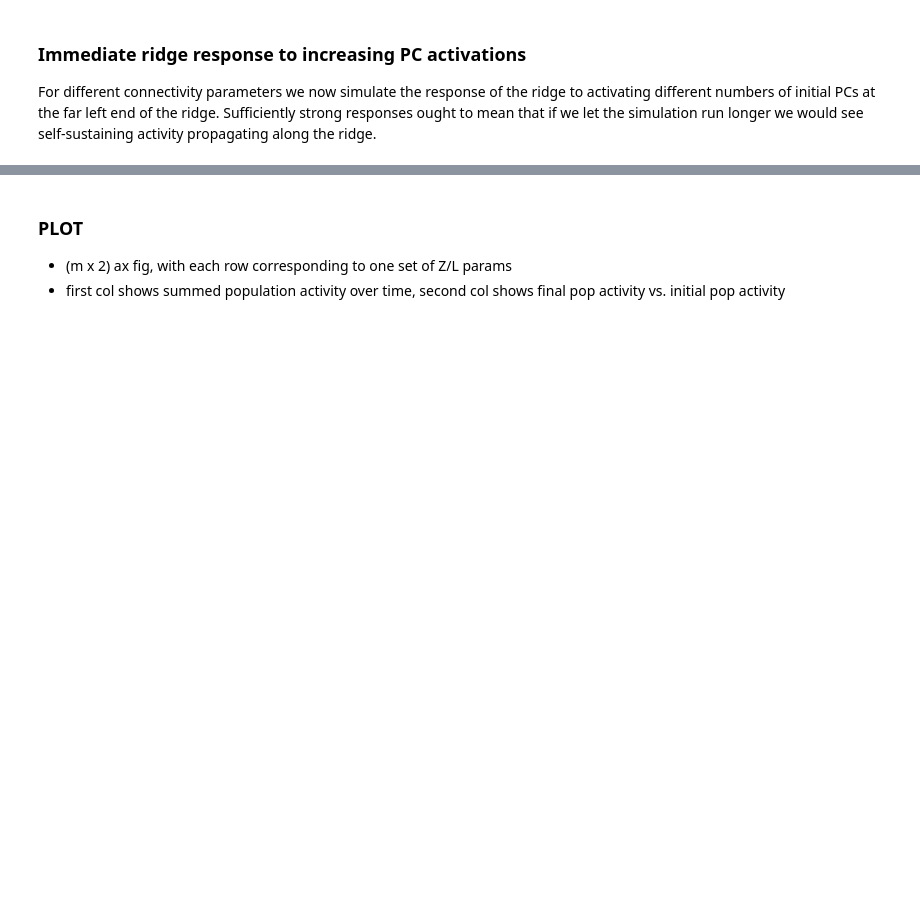
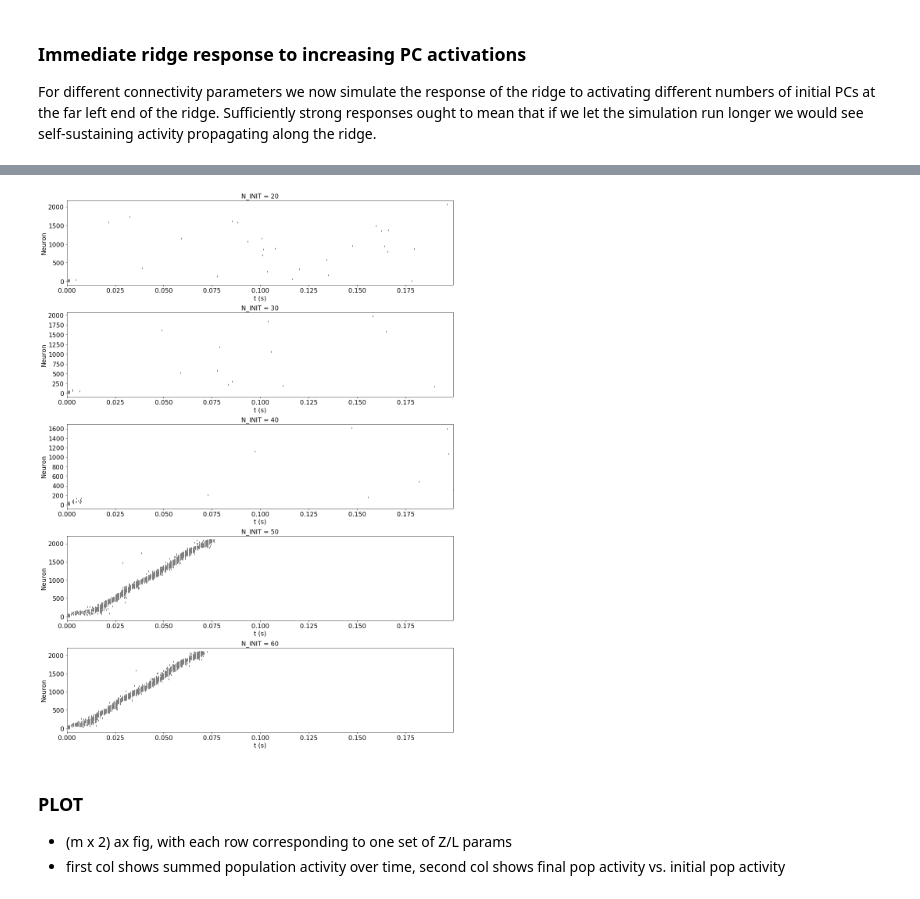
Before and after one commit to rkp8000/network_replay, a Jupyter notebook: 5_balance.ipynb, the cells around one changed output, grey strips where cells are left out. Drawn from its saved outputs; the diff is of its cells as text; code cells hidden in the pictures; blank space fills up the shorter version.

```diff
--- a/5_balance.ipynb
+++ b/5_balance.ipynb
@@ -262,21 +344,43 @@ For different connectivity parameters we now simulate the response of the ridge
+# %%
+def sample_vs_gs_init(ws_n_pc_ec, v_g_init):
+    """
+    Return an initial membrane voltage and NMDA conductance for each
+    of several PCs, depending on their EC->PC cxn weight.
+    """
+
+    dw = np.mean(np.diff(v_g_init['weights']))
+    w_idxs = np.round((ws_n_pc_ec - v_g_init['weights'][0])/ dw).astype(int)
+
+    vs = np.nan * np.zeros(len(ws_n_pc_ec))
+    gs = {'NMDA': np.nan * np.zeros(len(ws_n_pc_ec))}
+
+    for nrn_ctr, w_idx in enumerate(w_idxs):
+        vs[nrn_ctr] = np.random.choice(v_g_init['vs'][:, w_idx])
+        gs['NMDA'][nrn_ctr] = np.random.choice(v_g_init['gs'][:, w_idx])
+
+    return vs, gs
 # %%
 from itertools import product as cproduct
 from ntwk import cxns_pcs_rcr
 
-MAX_NRNS_INIT = 30
-EC_RATE = 50
+DUR = .2
+NRNS_INIT = [20, 30, 40, 50, 60]
+EC_RATE = 40
 
-E_AHP = -0.07
-T_AHP = 0.05
-W_AHP = 1
+SINGLE_SPIKE_STIM = 11
 
-
-Z_PCS = [.1, .2, .5, 1, 2, 5]
+Z_PCS = [.3]  #[.1, .2, .5, 1, 2, 5]
 L_PCS = [.2]
 
 N_TRIALS = 1
 
+SHOW_RASTERS = True
+
 np.random.seed(0)
+
+hx = aux.load(W_N_PC_EC_PATH)
+v_g_init = aux.load('{}_{}Hz.npy'.format(V_G_INIT_EC_PREFIX, EC_RATE))
+ts = np.arange(0, DUR, P.DT)
 
 for z_pc, l_pc in cproduct(Z_PCS, L_PCS):
     print('Running simulations for z_pc = {}, l_pc = {}:'.format(z_pc, l_pc))
@@ -285,15 +389,25 @@ for z_pc, l_pc in cproduct(Z_PCS, L_PCS):
         print('Running trial {}/{}...'.format(tr_ctr+1, N_TRIALS))
 
         # make ridge
-        centers, ws = ridge_h(RIDGE_SHAPE, PC_DENS, hx['dists'], hx['weights'])
+        centers, ws_n_pc_ec = ridge_h(RIDGE_SHAPE, PC_DENS, hx)
         n = centers.shape[1]
+
+        # sort nrns by distance to left-most point on ridge, which is
+        # the order they'll be recruited into the initial stim
+        dx = centers[0] + (RIDGE_SHAPE[0]/2)
+        dy = centers[1]
+
+        rcrt_order = np.argsort(np.sqrt(dx**2 + dy**2))
+
+        # sort nrns by x-coordinate
+        x_order = np.argsort(centers[0])
 
         # make upstream connectivity matrix
         ws_up_a = P.W_A_PC_PL * np.eye(n)
-        ws_up_n = P.W_N_PC_EC * np.eye(n)
+        ws_up_n = np.diag(ws_n_pc_ec)
         ws_up = {
-            'AMPA': cc([ws_up_a, np.zeros((n, n))]),
-            'NMDA': cc([np.zeros((n, n)), ws_up_n]),
+            'AMPA': cc([ws_up_a, np.zeros((n, n))], axis=1),
+            'NMDA': cc([np.zeros((n, n)), ws_up_n], axis=1),
         }
 
         # make recurrent connectivity matrix
@@ -304,9 +418,36 @@ for z_pc, l_pc in cproduct(Z_PCS, L_PCS):
         ntwk = LIFNtwk(
             t_m=P.T_M_PC, e_l=P.E_L_PC, v_th=P.V_TH_PC,
             v_reset=P.V_RESET_PC, t_r=P.T_R,
-            e_ahpE_AHP, t_ahp=T_AHP, w_ahp=W_AHP,
+            e_ahp=E_AHP, t_ahp=T_AHP, w_ahp=W_AHP,
             es_syn={'AMPA': P.E_A, 'NMDA': P.E_N},
             ts_syn={'AMPA': P.T_A, 'NMDA': P.T_N},
             ws_up=ws_up, ws_rcr=ws_rcr)
 
-        #
+        # sample initial voltages and NMDA conductances
+        vs_init, gs_init = sample_vs_gs_init(ws_n_pc_ec, v_g_init)
+        gs_init['AMPA'] = np.zeros(n)
+
+        # loop over numbers of PCs to initially stimulate
+        if SHOW_RASTERS:
+            fig_size = (15, 4*len(NRNS_INIT))
+            fig, axs = plt.subplots(len(NRNS_INIT), 1, figsize=fig_size, tight_layout=True, squeeze=False)
+
+        for ax_ctr, n_init in enumerate(NRNS_INIT):
+
+            # build initial upstream place-tuned input spk array
+            spks_up = np.zeros((len(ts), 2*n))
+            spks_up[1, rcrt_order[:n_init]] = SINGLE_SPIKE_STIM
+
+            # add in EC inputs
+            spks_up_ec = np.random.poisson(EC_RATE*P.DT, (len(ts), n))
+            spks_up[:, n:] = spks_up_ec
+
+            # run ntwk
+            rsp = ntwk.run(spks_up, P.DT, vs_init=vs_init, gs_init=gs_init)
+
+            if SHOW_RASTERS:
+                ax = axs[ax_ctr, 0]
+                raster(ax, ts, rsp.spks, order=x_order, lw=1)
+                ax.set_title('N_INIT = {}'.format(n_init))
+                set_font_size(ax, 16)
+# %% [output]
@@ -313,3 +456,4 @@ for z_pc, l_pc in cproduct(Z_PCS, L_PCS):
+[figure, added]
 # %% [markdown]
 ### PLOT
 
```
Also changed, not shown: parts of 11 cells of this notebook.
